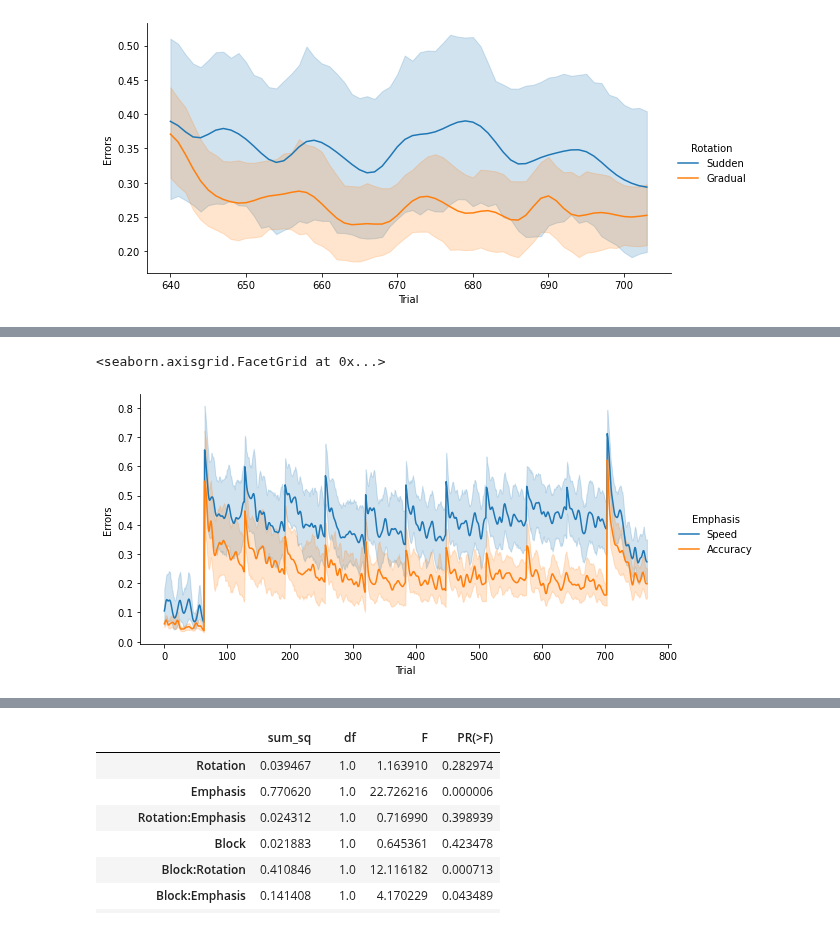
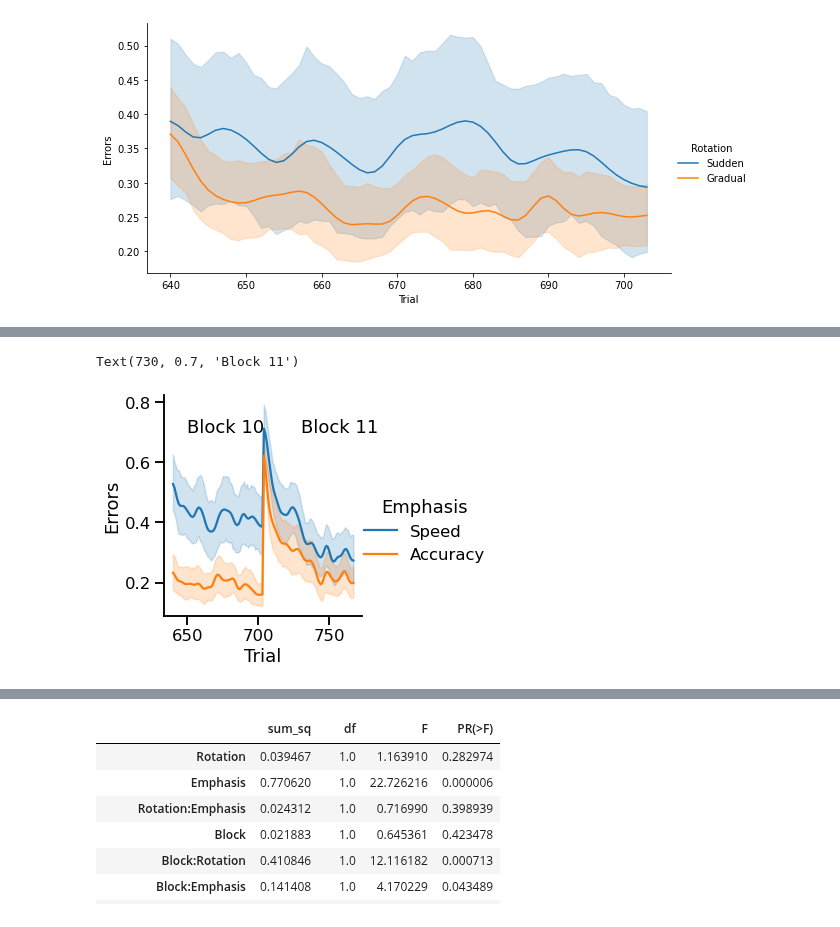
Before and after one commit to tejas-savalia/Lab-Codes, a Jupyter notebook: Psychtoolbox/Visuomotor_Adaptation_Tablet/python_scripts/analyses.ipynb, the cells around one changed output, grey strips where cells are left out. Saved outputs shown, nothing was run; the diff lists cells and outputs as text; code cells hidden in the pictures.

Commit message:
Running fits on new data

```diff
--- a/Psychtoolbox/Visuomotor_Adaptation_Tablet/python_scripts/analyses.ipynb
+++ b/Psychtoolbox/Visuomotor_Adaptation_Tablet/python_scripts/analyses.ipynb
@@ -69,0 +74,6 @@ def calc_error(traj):
+# %%
+sns.set_context('talk')
+sns.set_style('white')
+s = sns.lineplot(x = 'Trial', y = 'Sudden', data = exp_des, label = 'Sudden', color = 'C1')
+#s = sns.lineplot(x = 'Trial', y = 'Gradual', data = exp_des, label = 'Gradual')
+s.set(ylabel = 'Rotation')
@@ -131,3 +144,17 @@ sns.relplot(x = 'Trial', y = 'Errors', hue = 'Rotation', data = errors[errors['B
 # %% [output]
 <seaborn.axisgrid.FacetGrid at 0x...>
 [figure]
+# %%
+sns.set_context('talk')
+
+rp = sns.relplot(x = 'Trial', y = 'Errors', hue = 'Rotation', style = 'Emphasis',
+            hue_order = ['Gradual', 'Sudden'], style_order = ['Accuracy', 'Speed'],
+            data = errors[errors['Block'] < 12], height = 6, aspect = 2.5, kind = 'line')
+
+plt.vlines(x = 64, ymax=1.2, ymin = -0.1, color = 'black', linestyles = '--')
+plt.vlines(x = 704, ymax=1.2, ymin = -0.1, color = 'black', linestyles = '--')
+plt.hlines(xmin = 704, xmax = 768, y = 0.25, color = 'white')
+plt.text(x = -10, y = 1, s = 'Baseline')
+plt.text(x = 320, y = 1, s = 'Rotation')
+plt.text(x = 715, y = 1, s = 'Transfer')
+sns.despine(bottom=False, left=False)
@@ -134,5 +163,7 @@ sns.relplot(x = 'Trial', y = 'Errors', hue = 'Rotation', data = errors[errors['B
 # %%
-sns.relplot(x = 'Trial', y = 'Errors', hue = 'Emphasis', data = errors, height = 4, aspect = 2, kind = 'line')
+sns.relplot(x = 'Trial', y = 'Errors', hue = 'Emphasis', data = errors.loc[(errors['Block'] == 10) | (errors['Block'] == 11)], height = 4, aspect = 1, kind = 'line')
+plt.text(650, 0.7, 'Block 10')
+plt.text(730, 0.7, 'Block 11')
 # %% [output]
-<seaborn.axisgrid.FacetGrid at 0x...>
+Text(730, 0.7, 'Block 11')
-[figure, old version]
+[figure, new version]
```
Also changed, not shown: parts of 10 cells of this notebook, 30 other files.
